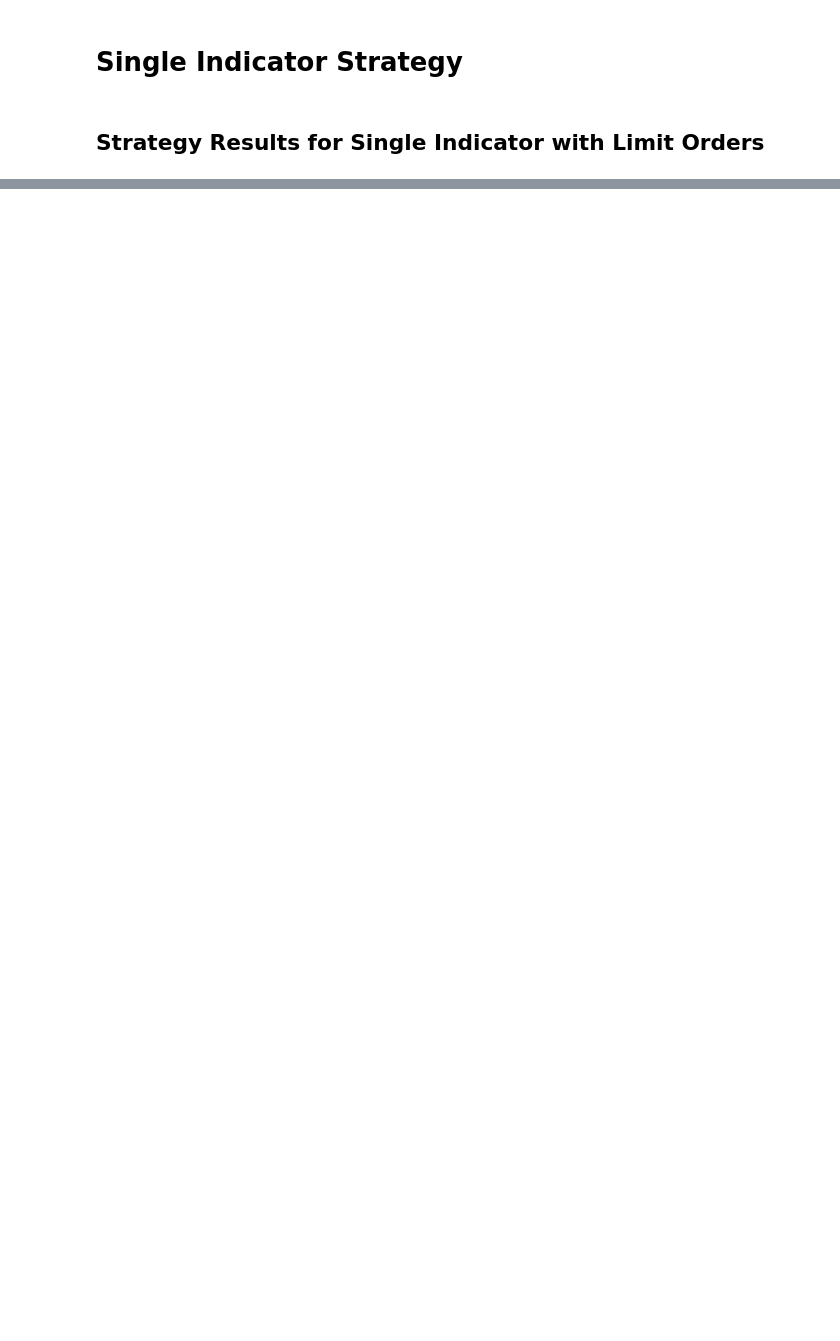
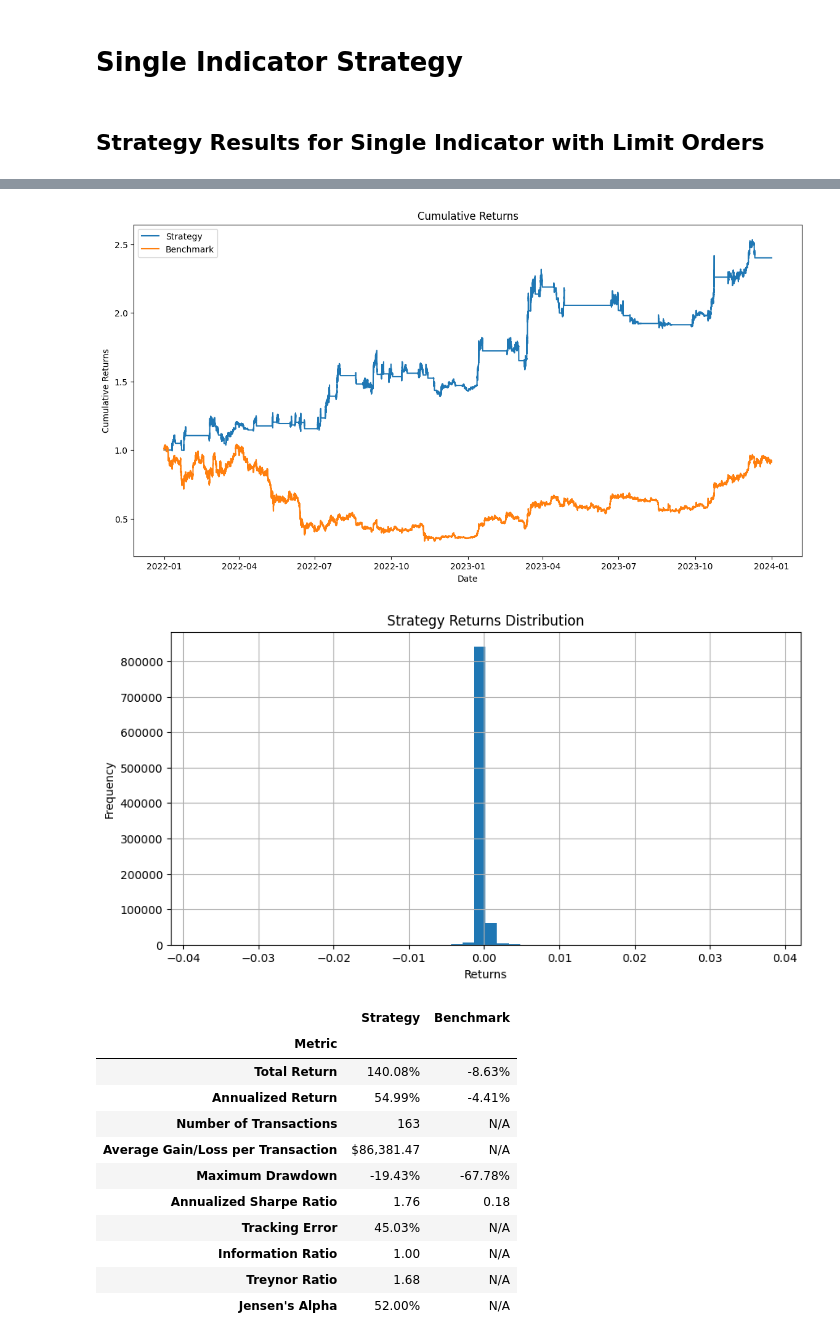
Before and after one commit to harrypandas/algo_trading_project, a Jupyter notebook: ML_Strat_ZJ.ipynb, the cells around one changed output, grey strips where cells are left out. Saved outputs shown, nothing was run; the diff lists cells and outputs as text; code cells hidden in the pictures; blank space fills up the shorter version.

```diff
--- a/ML_Strat_ZJ.ipynb
+++ b/ML_Strat_ZJ.ipynb
@@ -18,7 +18,7 @@ import os
 from itertools import combinations
 # %%
 end_date = dt.datetime.today()
-start_date = dt.datetime(2021,1,1)
+start_date = dt.datetime(2018,1,1)
 BTCUSD = pd.read_csv("C:/Users/zacjo/Downloads/XBTUSD.csv", index_col=None)
 ETHUSD = pd.read_csv("C:/Users/zacjo/Downloads/ETHUSD.csv", index_col=None)
 BTCUSD.columns = ['timestamp', 'Open', 'High', 'Low', 'Close', 'Volume', 'Trades']
@@ -222,23 +188,26 @@ crypto_df = pd.read_pickle('crypto.pkl')
 # %%
+crypto_df = pd.read_pickle('crypto.pkl')
 all_columns = crypto_df.columns.tolist()
 
 # Identify target variables (columns containing '_Target_')
 target_pattern = re.compile(r'_Future_|_Outperforms_')
 target_columns = [col for col in all_columns if target_pattern.search(col)]
 true_targets_pattern = re.compile(r'_Future_Direction_|_Outperforms_')
-true_targets = [col for col in all_columns if true_targets_pattern.search(col)]
+#true_targets = [col for col in all_columns if true_targets_pattern.search(col)]
+true_targets = ['BTC_Future_Direction_5m']
 # Exclude columns that should not be used as features
 exclude_columns = []
+asset_list = ['BTC', 'ETH']
 #for asset in asset_list:
 #   exclude_columns.extend([
- #     f'{asset}_Open', f'{asset}_High', f'{asset}_Low', f'{asset}_Close',
- #      f'{asset}_Volume', f'{asset}_Trades'
+#      f'{asset}_Open', f'{asset}_High', f'{asset}_Low', f'{asset}_Close',
+#       f'{asset}_Volume', f'{asset}_Trades'
 #   ])
 exclude_columns.extend(target_columns)
 
 feature_columns = [col for col in all_columns if col not in exclude_columns]
 
-X_len = len(crypto_df[crypto_df.index < '2024-01-01'])
+X_len = len(crypto_df[crypto_df.index < '2022-01-01'])
 X_portion = X_len / len(crypto_df)
 results = []
 y_pred_list = []
@@ -362,11 +327,13 @@ F1 Score: 0.5514
 # %%
-newdf = crypto_df[['BTC_Close', 'BTC_Low', 'BTC_High', 'ETH_Close', 'ETH_Low', 'ETH_High']].copy()
+newdf = crypto_df[['BTC_Close', 'BTC_Low', 'BTC_High']].copy()
 i = 0
 while i < len(true_targets):
     newdf[true_targets[i]] = y_pred_list[i]
     newdf[f'{true_targets[i]}_Proba'] = y_proba_list[i]
     i+=1
 newdf.to_pickle("full_trading.pkl")
+
+##It is recommended to restart your kernel here, removing all currently in use memory
 # %%
 def calculate_metrics(df, returns_column, benchmark_returns_column=None):
     """
@@ -2093,0 +971,43 @@ print(results_df.sort_values(by='Total Return (%)', ascending=False).head(top_n)
+# %%
+strategy_params = {
+    'buy_investment_amount': None,    # Invest $X per buy trade
+    'sell_investment_amount': 2_500_000,   # Sell $X worth of BTC per sell trade
+    'investment_fraction': 1.0,        # Alternatively, use fractions
+    'use_limit_orders': True,            # Whether to use limit orders
+    'buy_threshold': 0.655,                # Probability threshold to buy
+    'sell_threshold': 0.31,               # Probability threshold to sell
+    'limit_order_buffer': 0.00001,         # Price buffer for limit orders
+    'limit_order_duration': 10,            # Duration in minutes to wait for limit order execution
+    'stop_loss_pct' : 0.05,      # e.g., 0.10 for 10%
+    'freeze_window' : 120         # Number of minutes to freeze trading after stop loss event
+}
+
+# Simulate the trading strategy for 'BTC_Future_Direction_5m'
+df_with_results, performance_metrics, trade_history = simulate_trading_strategy(
+    df=trading_df[(trading_df.index >= '2022-01-01') & (trading_df.index < '2024-01-01')],
+    target_variable='BTC_Future_Direction_5m',
+    initial_capital=10_000_000,
+    transaction_cost=0.001,
+    strategy_params=strategy_params
+)
+
+# Analyze the strategy
+metrics_df = analyze_strategies(df_with_results)
+
+# Display the metrics
+metrics_df
+# %% [output]
+[figure, added]
+[figure, added]
+|  | Strategy | Benchmark |
+| Metric |  |  |
+| Total Return | 140.08% | -8.63% |
+| Annualized Return | 54.99% | -4.41% |
+| Number of Transactions | 163 | N/A |
+| Average Gain/Loss per Transaction | $86,381.47 | N/A |
+| Maximum Drawdown | -19.43% | -67.78% |
+| Annualized Sharpe Ratio | 1.76 | 0.18 |
+| Tracking Error | 45.03% | N/A |
+| Information Ratio | 1.00 | N/A |
+| Treynor Ratio | 1.68 | N/A |
+| Jensen's Alpha | 52.00% | N/A |
```
Also changed, not shown: parts of 53 cells of this notebook.
